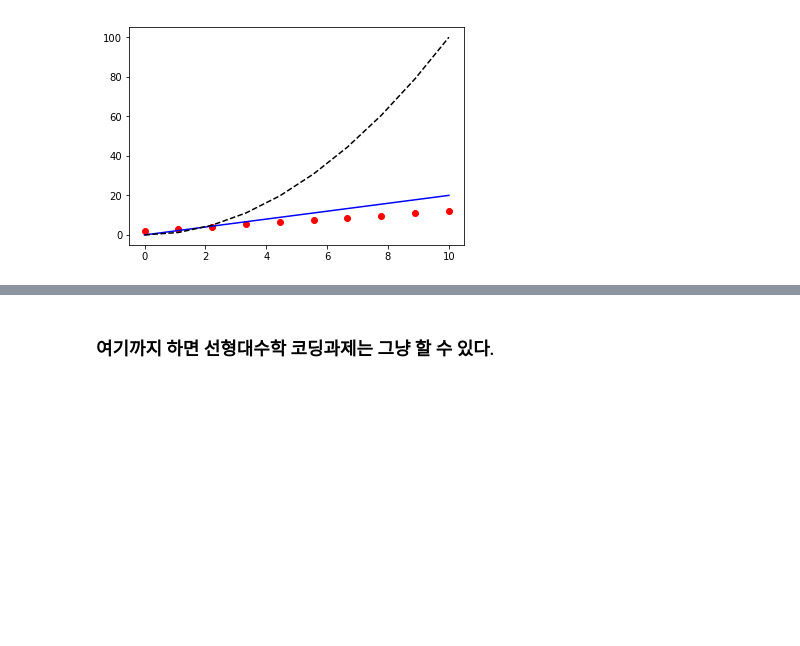
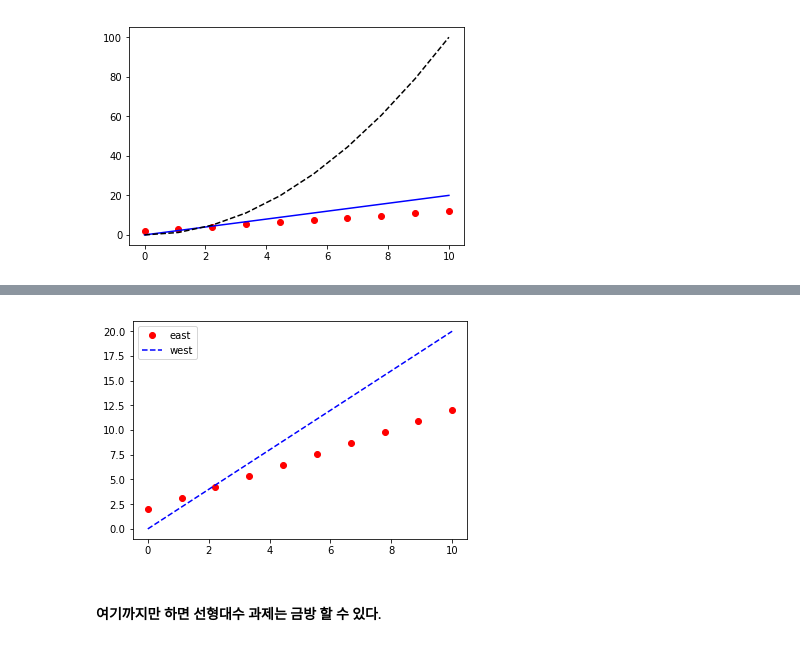
Before and after one commit to seanexp/DataVisualization, a Jupyter notebook: Lesson 1_matplotlib 튜토리얼.ipynb, the cells around one changed output, grey strips where cells are left out. Cells and saved outputs as stored; diff of their text form; code cells hidden in the pictures; blank space fills up the shorter version.

```diff
--- a/Lesson 1_matplotlib 튜토리얼.ipynb
+++ b/Lesson 1_matplotlib 튜토리얼.ipynb
@@ -46,2 +70,9 @@ plt.show()
+# %%
+plt.plot(X, f1(X), 'ro', label='east')
+plt.plot(X, f2(X), 'b--', label='west')
+plt.legend()
+plt.show()
+# %% [output]
+[figure, added]
 # %% [markdown]
-### 여기까지 하면 선형대수학 코딩과제는 그냥 할 수 있다.
+#### 여기까지만 하면 선형대수 과제는 금방 할 수 있다.
```
Also changed, not shown: parts of 4 cells of this notebook, 1 other file.
